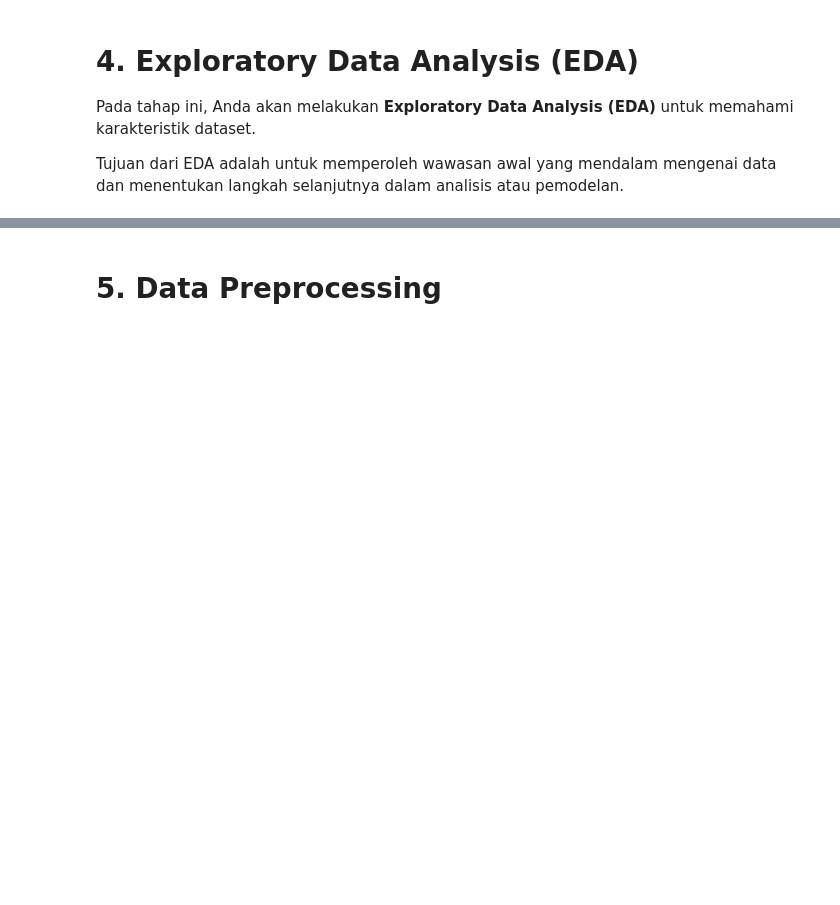
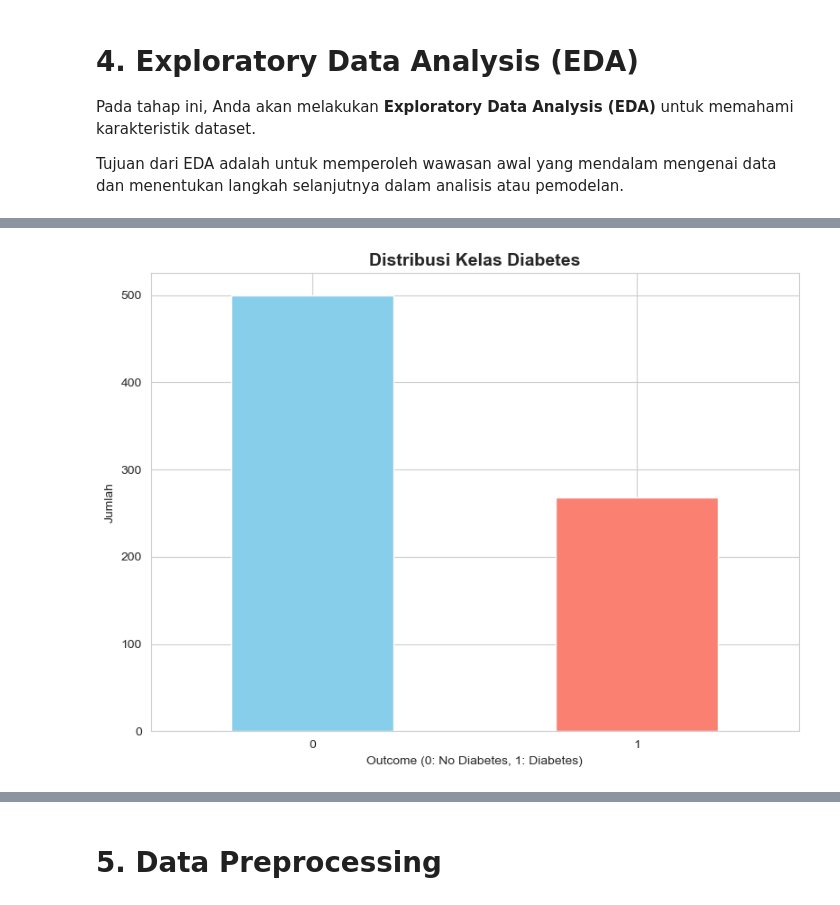
Before and after one commit to FORDIDODI/Eksperimen_SML_M.-Sibawaihi-Shiddiq-Tarigan, a Jupyter notebook: preprocessing/Eksperimen_MSML_M. Sibawaihi Shiddiq Tarigan.ipynb, the cells around one changed output, grey strips where cells are left out. Drawn from its saved outputs; the diff is of its cells as text; code cells hidden in the pictures; blank space fills up the shorter version.

```diff
--- a/preprocessing/Eksperimen_MSML_M. Sibawaihi Shiddiq Tarigan.ipynb
+++ b/preprocessing/Eksperimen_MSML_M. Sibawaihi Shiddiq Tarigan.ipynb
@@ -93,0 +82,79 @@ sns.heatmap(corr, annot=True, cmap='coolwarm')
+# %%
+print('=' * 60)
+print("EXPLORATORY DATA ANALYSIS (EDA)")
+print('=' * 60)
+
+print("\n--- Informasi Tipe Data ---")
+print(df.info())
+
+print("\n--- Statistik Deskriptif ---")
+print(df.describe())
+
+print("\n--- Pengecheckan Missing Values ---")
+missing_values = df.isnull().sum()
+print(missing_values)
+print("\n--- Total Missing Values: {missing_values.sum()}")
+
+duplicate_count = df.duplicated().sum()
+print(f"\n--- Total Duplicate Rows: {duplicate_count}")
+
+print("\n--- Distribusi Target (Outcome) ---")
+print(df['Outcome'].value_counts())
+print("\nPersentase:")
+print(df['Outcome'].value_counts(normalize=True) * 100)
+
+plt.figure(figsize=(8,6))
+df['Outcome'].value_counts().plot(kind='bar', color=['skyblue', 'salmon'])
+plt.title('Distribusi Kelas Diabetes', fontsize=14, fontweight='bold')
+plt.xlabel('Outcome (0: No Diabetes, 1: Diabetes)')
+plt.ylabel('Jumlah')
+plt.xticks(rotation=0)
+plt.tight_layout()
+plt.show()
+
+# Beberapa fitur tidak boleh bernilai 0 secara medis
+zero_features = ['Glucose', 'BloodPressure', 'SkinThickness', 'Insulin', 'BMI']
+print("\n--- Deteksi Nilai 0 Yang Tidak Wajar ---")
+for col in zero_features:
+    zero_count = (df[col] == 0).sum()
+    zero_pct = (zero_count / len(df)) * 100
+    print(f"{col}: {zero_count} nilai nol ({zero_pct:.2f}%)")
+
+fig, axes = plt.subplots(3, 3, figsize=(15, 12))
+axes = axes.flatten()
+
+for idx, col in enumerate(df.columns):
+    axes[idx].hist(df[col], bins=30, edgecolor='black', color='steelblue')
+    axes[idx].set_title(f'Distribusi {col}', fontweight='bold')
+    axes[idx].set_xlabel(col)
+    axes[idx].set_ylabel('Frekuensi')
+
+plt.tight_layout()
+plt.show()
+
+print("\n--- Korelasi Dengan Target ---")
+correlation = df.corr()['Outcome'].sort_values(ascending=False)
+print(correlation)
+
+# Heatmap korelasi
+plt.figure(figsize=(12, 8))
+sns.heatmap(df.corr(), annot=True, fmt='.2f', cmap='coolwarm',
+            square=True, linewidths=1, cbar_kws={"shrink": 0.8})
+plt.title('Heatmap Korelasi Fitur', fontsize=14, fontweight='bold')
+plt.tight_layout()
+plt.show()
+
+# 4.8 Boxplot untuk Deteksi Outlier
+fig, axes = plt.subplots(2, 4, figsize=(16, 8))
+axes = axes.flatten()
+
+for idx, col in enumerate(df.columns[:-1]):  # Exclude Outcome
+    axes[idx].boxplot(df[col])
+    axes[idx].set_title(f'Boxplot {col}', fontweight='bold')
+    axes[idx].set_ylabel(col)
+
+plt.tight_layout()
+plt.show()
+
+print("\n Sesi EDA selesai!")
+# %% [output]
@@ -93,0 +178 @@ sns.heatmap(corr, annot=True, cmap='coolwarm')
+[figure, added]
```
Also changed, not shown: parts of 5 cells of this notebook, 1 other file.
